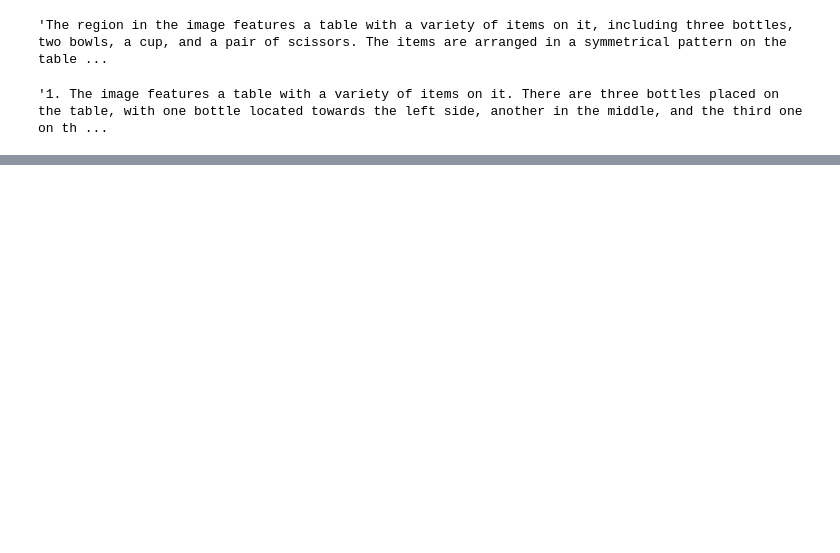
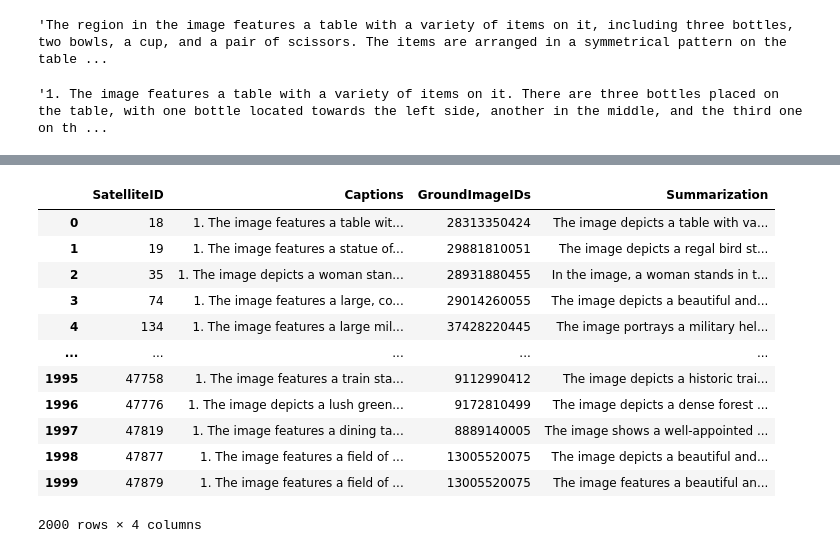
Before and after one commit to jennyyjin/graft, a Jupyter notebook: check.ipynb, the cells around one changed output, grey strips where cells are left out. Saved outputs shown, nothing was run; the diff lists cells and outputs as text; code cells hidden in the pictures; blank space fills up the shorter version.

```diff
--- a/check.ipynb
+++ b/check.ipynb
@@ -225,0 +240,17 @@ df['Captions'][0]
+# %%
+df2 = pd.read_csv('summarizations/llama-2-7b-chat-hf/summarizations-2-llama-2-7b-chat-hf.csv')
+df2
+# %% [output]
+|  | SatelliteID | Captions | GroundImageIDs | Summarization |
+| 0 | 18 | 1. The image features a table wit... | 28313350424 | The image depicts a table with va... |
+| 1 | 19 | 1. The image features a statue of... | 29881810051 | The image depicts a regal bird st... |
+| 2 | 35 | 1. The image depicts a woman stan... | 28931880455 | In the image, a woman stands in t... |
+| 3 | 74 | 1. The image features a large, co... | 29014260055 | The image depicts a beautiful and... |
+| 4 | 134 | 1. The image features a large mil... | 37428220445 | The image portrays a military hel... |
+| ... | ... | ... | ... | ... |
+| 1995 | 47758 | 1. The image features a train sta... | 9112990412 | The image depicts a historic trai... |
+| 1996 | 47776 | 1. The image depicts a lush green... | 9172810499 | The image depicts a dense forest ... |
+| 1997 | 47819 | 1. The image features a dining ta... | 8889140005 | The image shows a well-appointed ... |
+| 1998 | 47877 | 1. The image features a field of ... | 13005520075 | The image depicts a beautiful and... |
+| 1999 | 47879 | 1. The image features a field of ... | 13005520075 | The image features a beautiful an... |
+2000 rows × 4 columns
```
Also changed, not shown: parts of 84 cells of this notebook, 1 other file.
